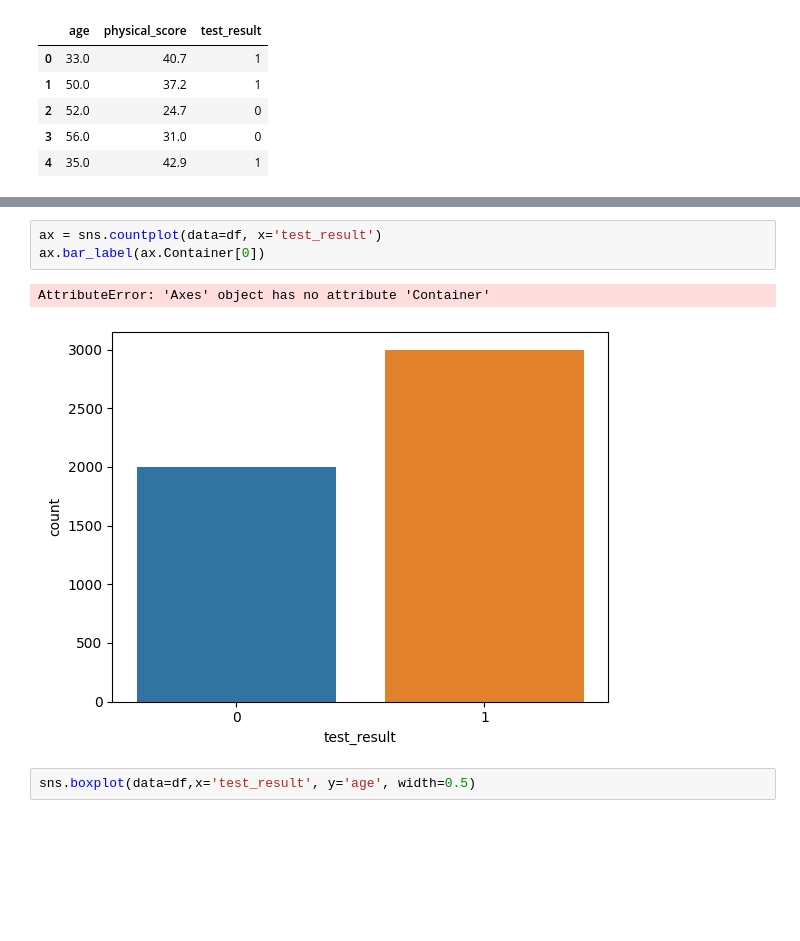
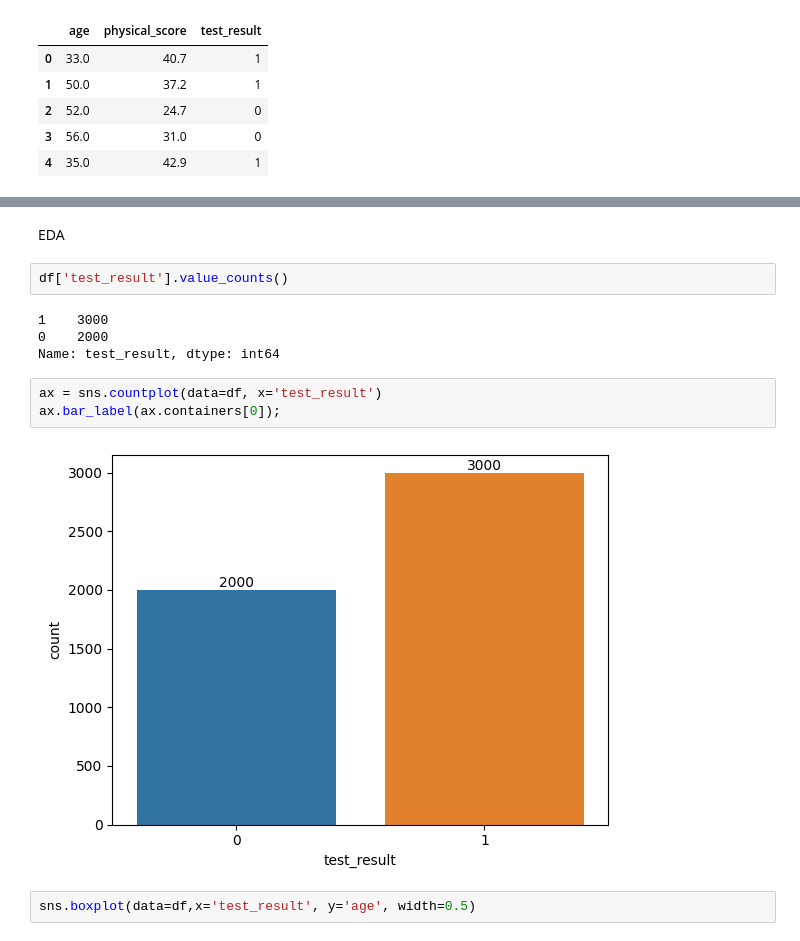
Before and after one commit to Edumacassi/curso_analisis_datos-main, a Jupyter notebook: m6-ml/3,clasificacion/1.clasificacion_binaria.ipynb, the cells around one changed output, grey strips where cells are left out. Drawn from its saved outputs; the diff is of its cells as text; blank space fills up the shorter version.

```diff
--- a/m6-ml/3,clasificacion/1.clasificacion_binaria.ipynb
+++ b/m6-ml/3,clasificacion/1.clasificacion_binaria.ipynb
@@ -20,9 +43,16 @@ df.head()
+# %% [markdown]
+EDA
+# %%
+df['test_result'].value_counts()
+# %% [output]
+1    3000
+0    2000
+Name: test_result, dtype: int64
 # %%
 ax = sns.countplot(data=df, x='test_result')
-ax.bar_label(ax.Container[0])
+ax.bar_label(ax.containers[0]);
 # %% [output]
-AttributeError: 'Axes' object has no attribute 'Container'
-[figure, old version]
+[figure, new version]
 # %%
 sns.boxplot(data=df,x='test_result', y='age', width=0.5)
 # %% [output]
```
Also changed, not shown: parts of 15 cells of this notebook.
